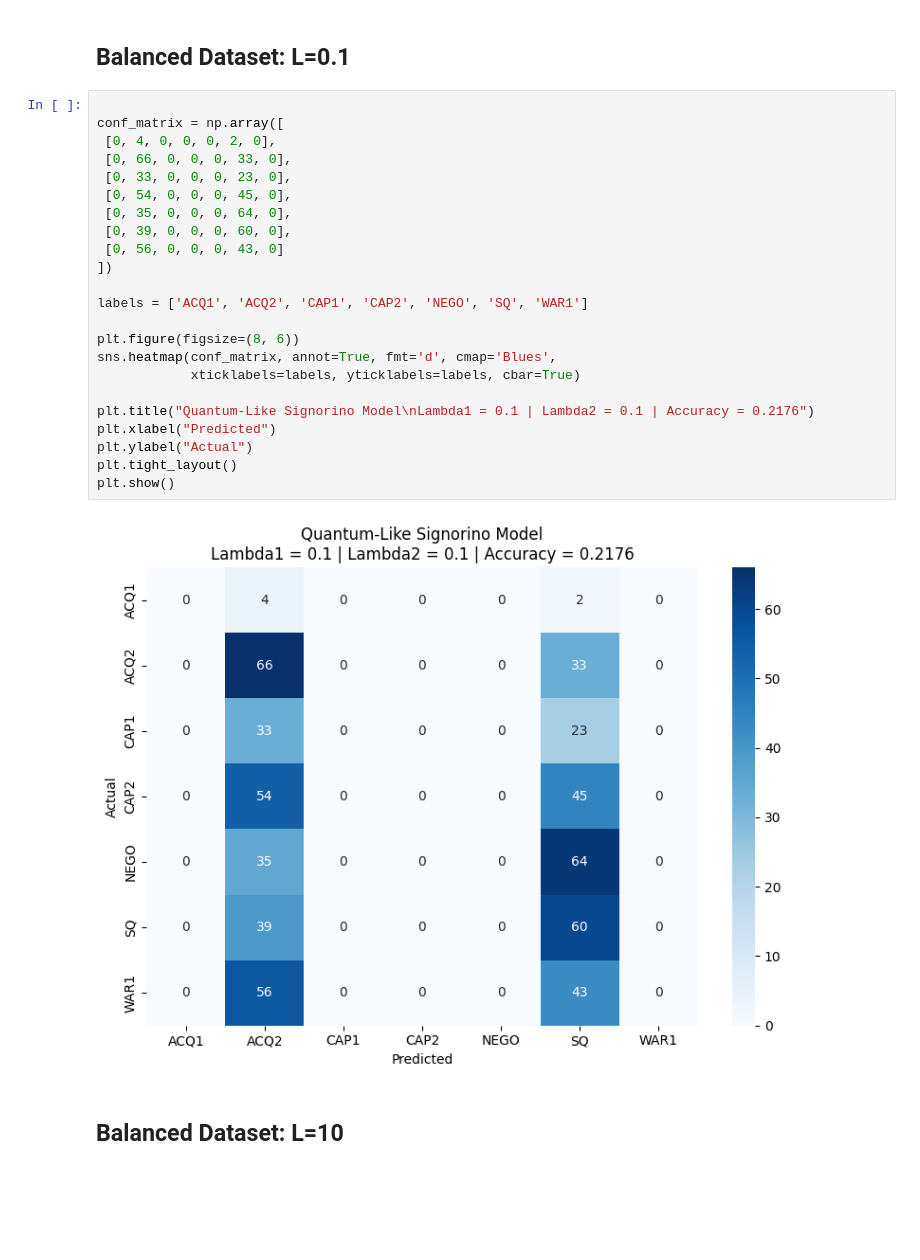
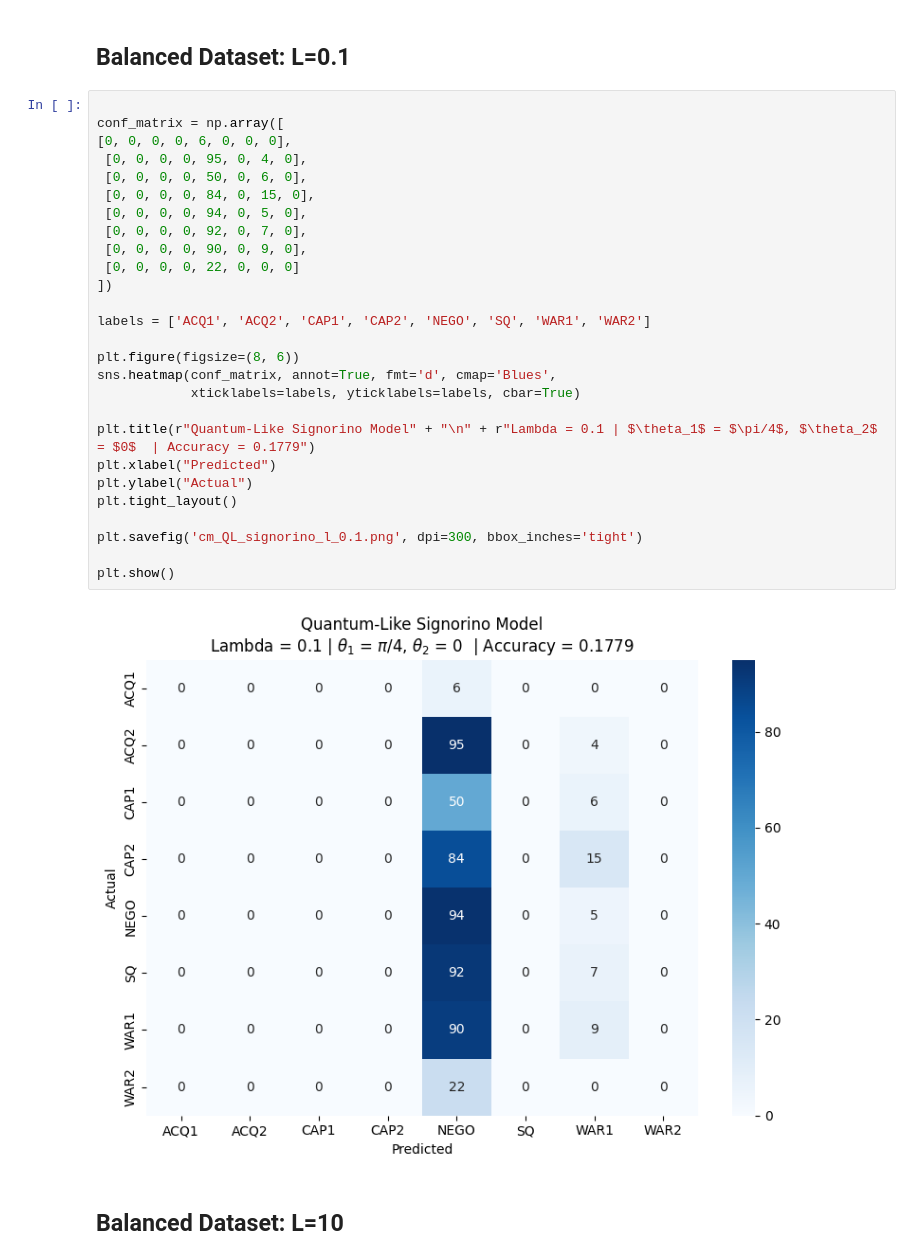
Before and after one commit to catarina-moreira/quantum_international_interaction_game, a Jupyter notebook: confusion_matrix_generator.ipynb, the cells around one changed output. Drawn from its saved outputs; the diff is of its cells as text; blank space fills up the shorter version.

```diff
--- a/confusion_matrix_generator.ipynb
+++ b/confusion_matrix_generator.ipynb
@@ -253,28 +326,32 @@ plt.show()
 # %%
 
 conf_matrix = np.array([
- [0, 4, 0, 0, 0, 2, 0],
- [0, 66, 0, 0, 0, 33, 0],
- [0, 33, 0, 0, 0, 23, 0],
- [0, 54, 0, 0, 0, 45, 0],
- [0, 35, 0, 0, 0, 64, 0],
- [0, 39, 0, 0, 0, 60, 0],
- [0, 56, 0, 0, 0, 43, 0]
+[0, 0, 0, 0, 6, 0, 0, 0],
+ [0, 0, 0, 0, 95, 0, 4, 0],
+ [0, 0, 0, 0, 50, 0, 6, 0],
+ [0, 0, 0, 0, 84, 0, 15, 0],
+ [0, 0, 0, 0, 94, 0, 5, 0],
+ [0, 0, 0, 0, 92, 0, 7, 0],
+ [0, 0, 0, 0, 90, 0, 9, 0],
+ [0, 0, 0, 0, 22, 0, 0, 0]
 ])
 
-labels = ['ACQ1', 'ACQ2', 'CAP1', 'CAP2', 'NEGO', 'SQ', 'WAR1']
+labels = ['ACQ1', 'ACQ2', 'CAP1', 'CAP2', 'NEGO', 'SQ', 'WAR1', 'WAR2']
 
 plt.figure(figsize=(8, 6))
 sns.heatmap(conf_matrix, annot=True, fmt='d', cmap='Blues',
             xticklabels=labels, yticklabels=labels, cbar=True)
 
-plt.title("Quantum-Like Signorino Model\nLambda1 = 0.1 | Lambda2 = 0.1 | Accuracy = 0.2176")
+plt.title(r"Quantum-Like Signorino Model" + "\n" + r"Lambda = 0.1 | $\theta_1$ = $\pi/4$, $\theta_2$ = $0$  | Accuracy = 0.1779")
 plt.xlabel("Predicted")
 plt.ylabel("Actual")
 plt.tight_layout()
+
+plt.savefig('cm_QL_signorino_l_0.1.png', dpi=300, bbox_inches='tight')
+
 plt.show()
 # %% [output]
-[figure, old version]
+[figure, new version]
 # %% [markdown]
 ## Balanced Dataset: L=10
 # %%
```
Also changed, not shown: parts of 35 cells of this notebook, 27 other files.
